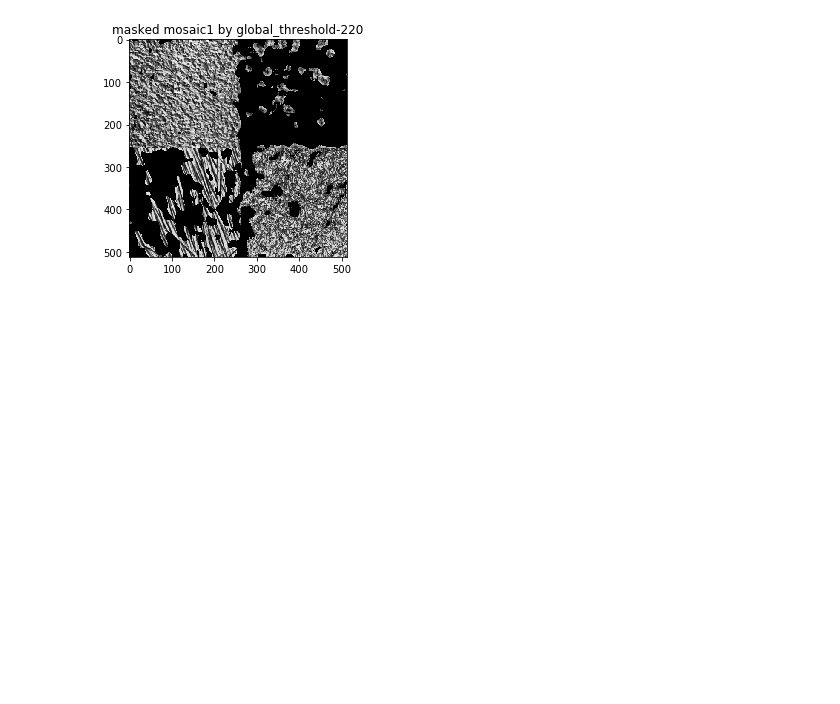
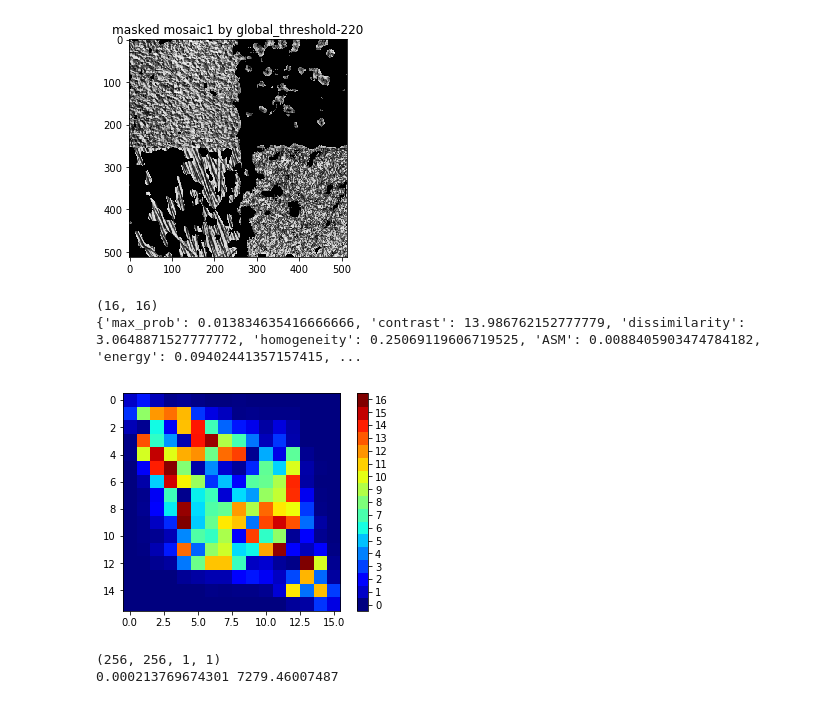
Before and after one commit to samleoqh/digital-img-ana, a Jupyter notebook: exercise/img_segm_glcm_texture.ipynb, the cells around one changed output. Cells and saved outputs as stored; diff of their text form; code cells hidden in the pictures; blank space fills up the shorter version.

```diff
--- a/exercise/img_segm_glcm_texture.ipynb
+++ b/exercise/img_segm_glcm_texture.ipynb
@@ -355,3 +357,26 @@ imshow(masked_img2,'gray')
 # %% [output]
 <matplotlib.image.AxesImage at 0x...>
 [figure]
+# %%
+rqnt_sub1 = requantize(sub1,16)
+glcm1 = get_glcm(rqnt_sub1, 'horizontal')
+# %%
+# colorbar display feature images
+fig, ax = subplots()
+cax = ax.imshow(glcm1, interpolation='nearest', cmap=cmap)
+colorbar_index(ncolors=17,cmap=cmap)
+print(glcm1.shape)
+print(glcm_measures(glcm1,'all',True, True))
+# %% [output]
+(16, 16)
+{'max_prob': 0.013834635416666666, 'contrast': 13.986762152777779, 'dissimilarity': 3.0648871527777772, 'homogeneity': 0.25069119606719525, 'ASM': 0.0088405903474784182, 'energy': 0.09402441357157415, ...
+[figure, added]
+# %%
+# try to using opensource API to compare the results with my own functions
+from skimage.feature import greycomatrix, greycoprops
+glcm = greycomatrix(sub1, [16], [0], levels=256, symmetric=True, normed=True)
+print(glcm.shape)
+print(greycoprops(glcm, 'ASM')[0, 0],greycoprops(glcm, 'contrast')[0, 0])
+# %% [output]
+(256, 256, 1, 1)
+0.000213769674301 7279.46007487
```
Also changed, not shown: parts of 3 cells of this notebook.
